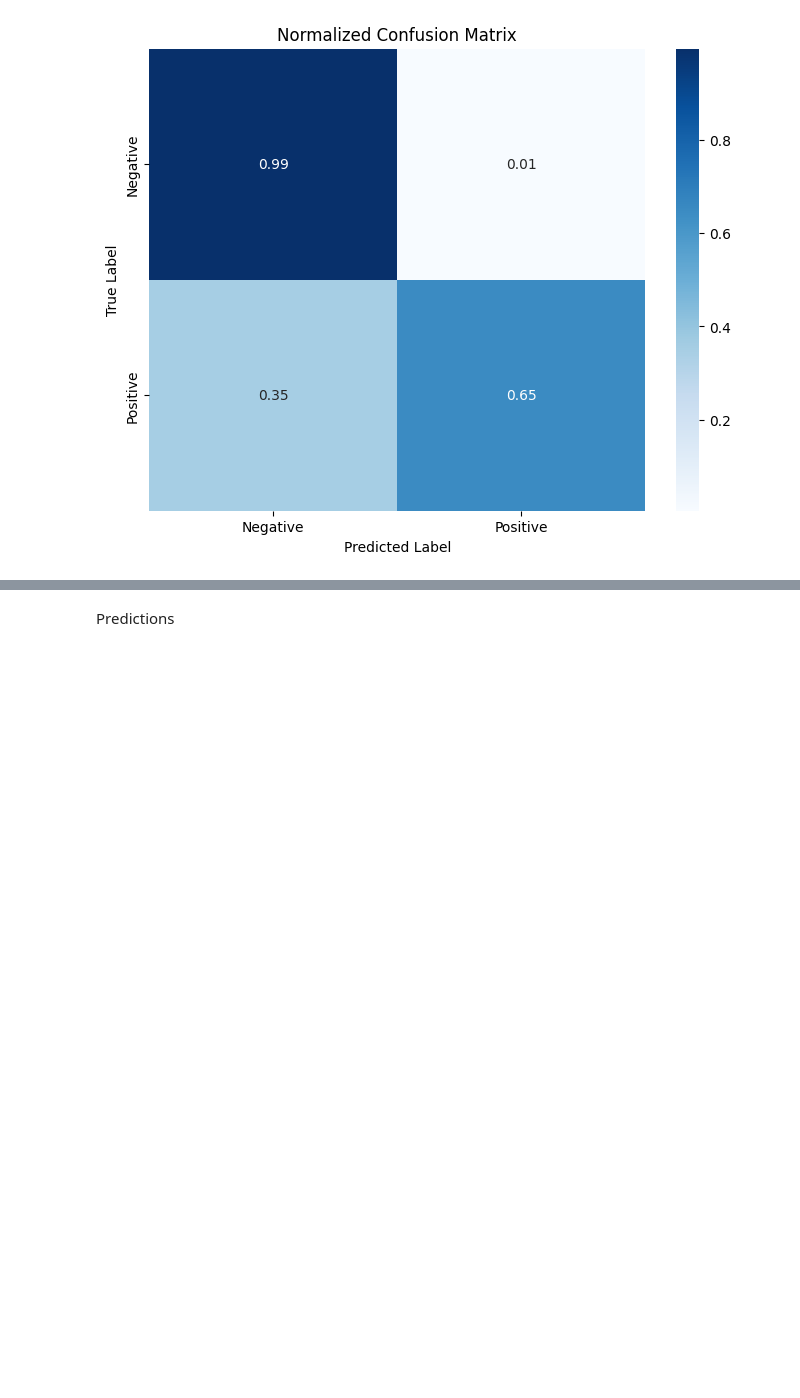
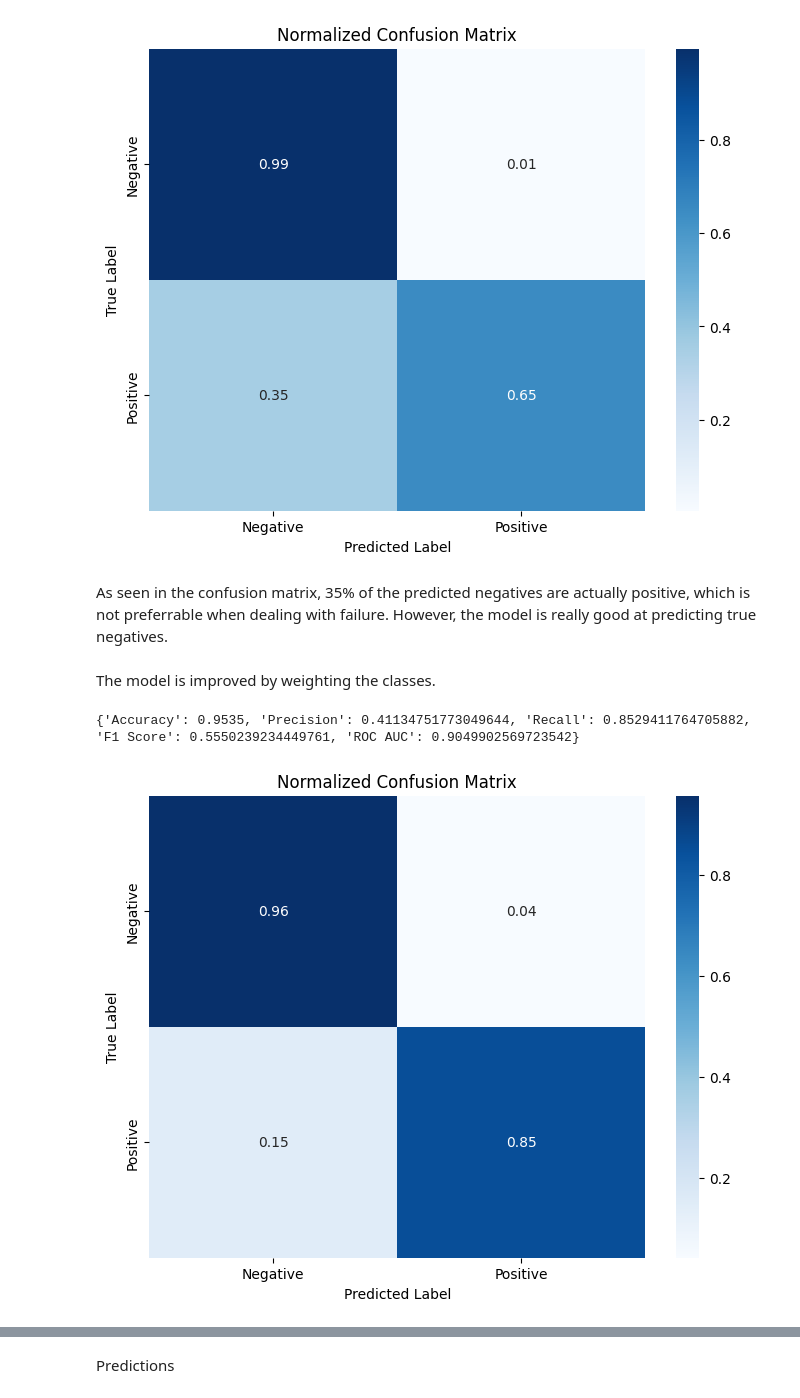
Before and after one commit to tobiaseis/ML_exam, a Jupyter notebook: ML_exam.ipynb, the cells around one changed output, grey strips where cells are left out. Drawn from its saved outputs; the diff is of its cells as text; code cells hidden in the pictures; blank space fills up the shorter version.

```diff
--- a/ML_exam.ipynb
+++ b/ML_exam.ipynb
@@ -193,3 +205,16 @@ Now for the prediction
 y_pred = rbf_svm.predict(X_test)
 # %% [markdown]
 And the evaluation
+# %%
+def evaluate_model(y_test, y_pred):
+    metrics = {
+        "Accuracy": accuracy_score(y_test, y_pred),
+        "Precision": precision_score(y_test, y_pred),
+        "Recall": recall_score(y_test, y_pred),
+        "F1 Score": f1_score(y_test, y_pred),
+        "ROC AUC": roc_auc_score(y_test, y_pred),
+    }
+    return metrics
+
+metrics = evaluate_model(y_test, y_pred)
+print(metrics)
@@ -247,3 +261,34 @@ plt.xlabel('Predicted Label')
 plt.show()
 # %% [output]
 [figure]
+# %% [markdown]
+As seen in the confusion matrix, 35% of the predicted negatives are actually positive, which is not preferrable when dealing with failure. However, the model is really good at predicting true negatives.
+# %% [markdown]
+The model is improved by weighting the classes.
+# %%
+# Train the model with the best parameters and class weights
+rbf_svm = SVC(kernel='rbf', C=100, gamma=0.25, class_weight='balanced')
+rbf_svm.fit(X_train, y_train)
+
+# Predict the test set
+y_pred_weight = rbf_svm.predict(X_test)
+
+# Calculate the metrics
+metrics = evaluate_model(y_test, y_pred_weight)
+print(metrics)
+
+# Create a normalized confusion matrix visualization
+conf_matrix = confusion_matrix(y_test, y_pred_weight)
+cm_normalized = conf_matrix.astype('float') / conf_matrix.sum(axis=1)[:, np.newaxis]
+
+plt.figure(figsize=(8, 6))
+sns.heatmap(cm_normalized, annot=True, fmt='.2f', cmap='Blues',
+            xticklabels=['Negative', 'Positive'],
+            yticklabels=['Negative', 'Positive'])
+plt.title('Normalized Confusion Matrix')
+plt.ylabel('True Label')
+plt.xlabel('Predicted Label')
+plt.show()
+# %% [output]
+{'Accuracy': 0.9535, 'Precision': 0.41134751773049644, 'Recall': 0.8529411764705882, 'F1 Score': 0.5550239234449761, 'ROC AUC': 0.9049902569723542}
+[figure, added]
```
Also changed, not shown: parts of 46 cells of this notebook.
